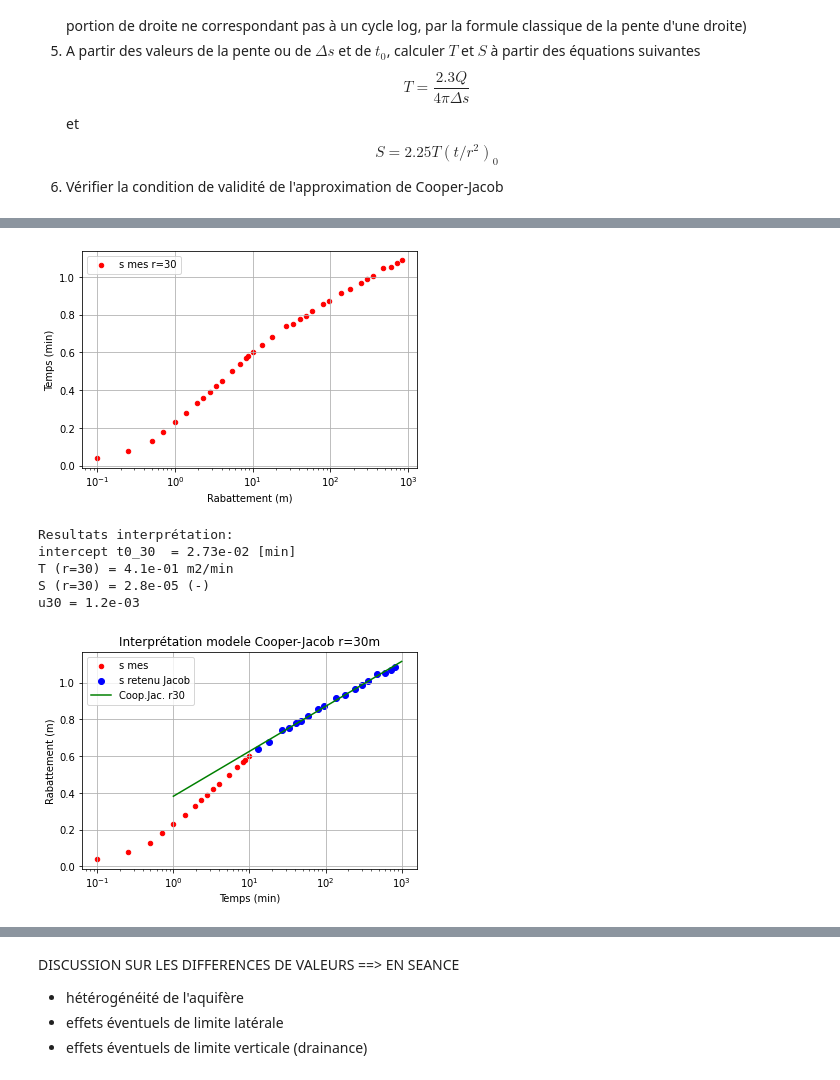
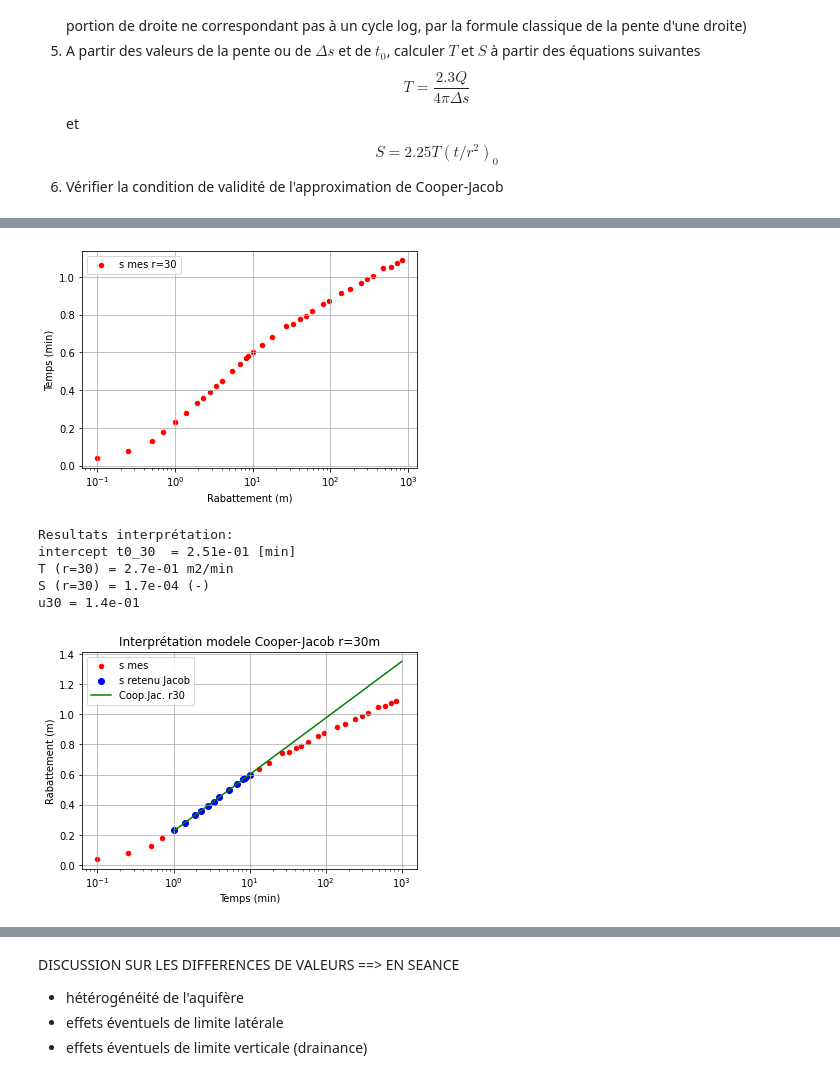
Before and after one commit to larroque852/NB_ENS2_OPT_HYDRODYN, a Jupyter notebook: ENS2_OPT_corrige_Jacob.ipynb, the cells around one changed output, grey strips where cells are left out. Cells and saved outputs as stored; diff of their text form; code cells hidden in the pictures.

```diff
--- a/ENS2_OPT_corrige_Jacob.ipynb
+++ b/ENS2_OPT_corrige_Jacob.ipynb
@@ -325,7 +433,7 @@ ax.set_ylabel("Temps (min)")
 plt.show()
 
 # choix valeurs retenues Jacob apres examen des données brutes (figure précédente)
-df_r30_jacob = df_r30.loc[(df_r30['t_min'] > 10) & (df_r30['t_min'] < 1000)].copy()
+df_r30_jacob = df_r30.loc[(df_r30['t_min'] >= 1) & (df_r30['t_min'] <= 30)].copy()
 
 
 #r = 30 calage Jacob
@@ -336,38 +444,38 @@ t0_30 = pow(10,-b/m)
 #calcul des parametres T et S de l'aquifère
 T30 = (2.3*Q)/(4*np.pi*m)
 S30 = (2.25*T30*t0_30)/r30**2
 #condition de Cooper-Jacob --> 1er point utilisé pour regression
 u30 = r30**2*S30/(4*T30*df_r30_jacob['t_min'].iloc[0])
 
 print('Resultats interprétation:')
 print('intercept t0_30  = {:.2e} [min]'.format(t0_30))
 print('T (r=30) = {:.1e} m2/min'.format(T30))
 print('S (r=30) = {:.1e} (-)'.format(S30))
 print('u30 = {:.1e}'.format(u30))
 
 #r=30 calcul modele jacob
 t_mod = np.linspace(1,1000)
 s_30_mod = (2.3*Q/4/np.pi/T30)*np.log10(2.25*T30*t_mod/r30**2 /S30)
 
 
 
 #representation graphique données + modele CJ
 ax = df_r30.plot(kind = 'scatter',x='t_min',y='s_m',logx = True, color='red', grid='on',label='s mes')
 ax.scatter(df_r30_jacob['t_min'],df_r30_jacob['s_m'],label='s retenu Jacob', color='blue')
 plt.plot(t_mod,s_30_mod,label='Coop.Jac. r30',color = 'green')
 ax.set_ylabel("Rabattement (m)")
 ax.set_xlabel("Temps (min)")
 plt.legend(loc='best')
 plt.title('Interprétation modele Cooper-Jacob r=30m')
 plt.show()
 # %% [output]
 [figure]
 Resultats interprétation:
-intercept t0_30  = 2.73e-02 [min]
-T (r=30) = 4.1e-01 m2/min
-S (r=30) = 2.8e-05 (-)
-u30 = 1.2e-03
+intercept t0_30  = 2.51e-01 [min]
+T (r=30) = 2.7e-01 m2/min
+S (r=30) = 1.7e-04 (-)
+u30 = 1.4e-01
-[figure, old version]
+[figure, new version]
 # %%
 ###################################
 #PIEZOMETRE 215 METRES
```
Also changed, not shown: parts of 8 cells of this notebook.
